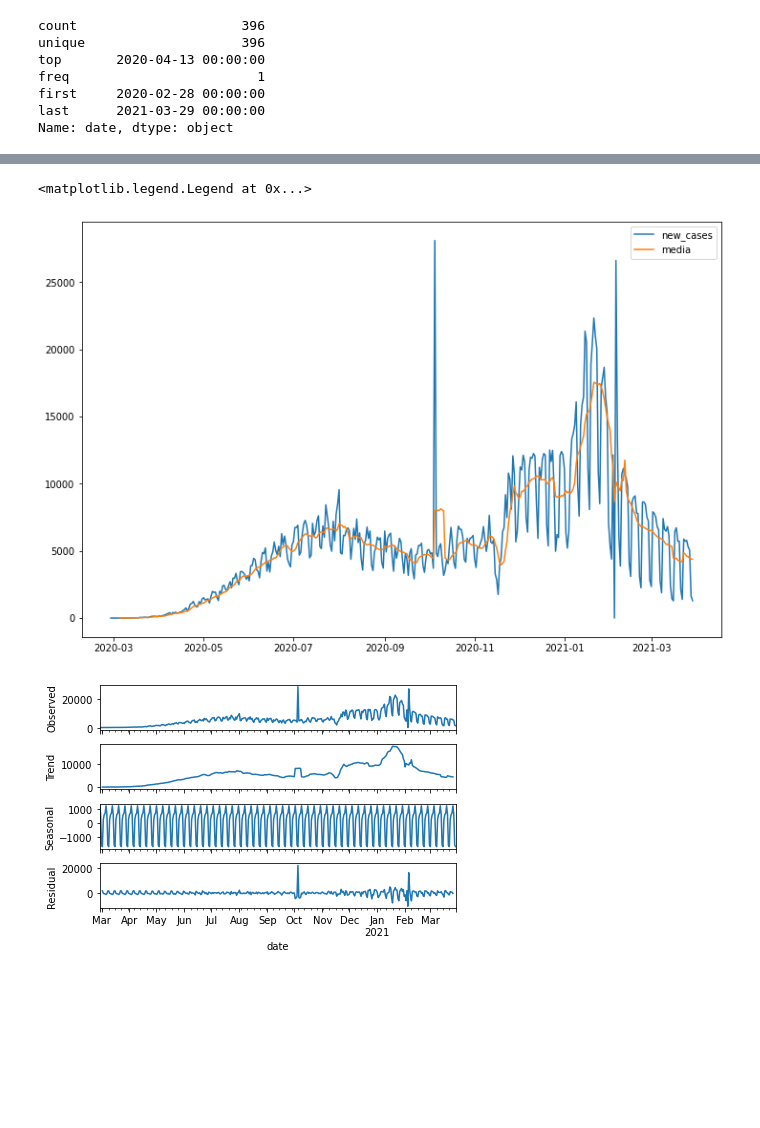
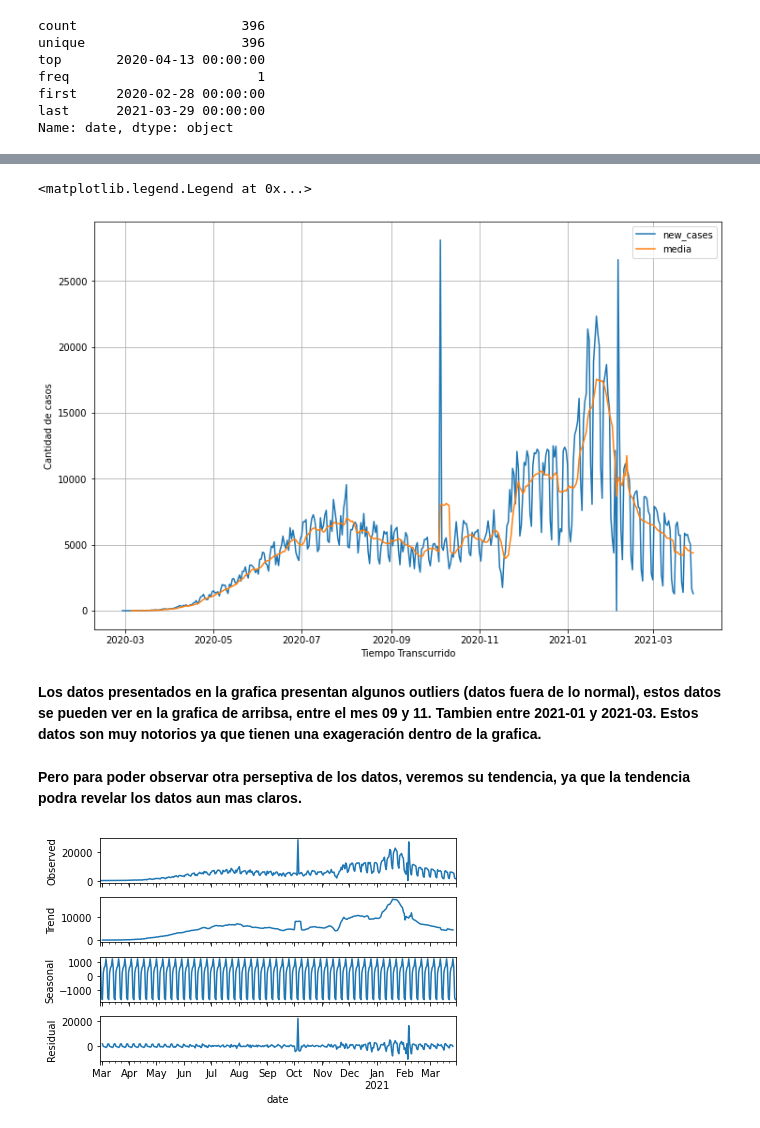
Before and after one commit to artthuro6/Deep_Learning-Covid19, a Jupyter notebook: LSTM_COVID_19.ipynb, the cells around one changed output, grey strips where cells are left out. Saved outputs shown, nothing was run; the diff lists cells and outputs as text; code cells hidden in the pictures; blank space fills up the shorter version.

```diff
--- a/LSTM_COVID_19.ipynb
+++ b/LSTM_COVID_19.ipynb
@@ -31,5 +57,4 @@ from keras import metrics
 # %%
-# Carga del Dataset
-
-df = pd.read_csv('/content/drive/MyDrive/IA_Projects/LSTM-Covid-19/owid-covid-data.csv')
+# Carga del Dataset My path
+df = pd.read_csv('/content/drive/MyDrive/GitHub/LSTM-Covid-19/owid-covid-data.csv')
 # %%
@@ -157,11 +232,18 @@ media_df = ventana_tiempo.mean()
 # %%
 plt.figure(figsize=(12,8))
 plt.plot(df_mx_2, label='new_cases')
 plt.plot(media_df, label='media')
+plt.ylabel('Cantidad de casos')
+plt.xlabel('Tiempo Transcurrido')
+plt.grid()
 plt.legend()
 # %% [output]
 <matplotlib.legend.Legend at 0x...>
-[figure, old version]
+[figure, new version]
+# %% [markdown]
+**Los datos presentados en la grafica presentan algunos outliers (datos fuera de lo normal), estos datos se pueden ver en la grafica de arribsa, entre el mes 09 y 11. Tambien entre 2021-01 y 2021-03. Estos datos son muy notorios ya que tienen una exageración dentro de la grafica.**
+# %% [markdown]
+**Pero para poder observar otra perseptiva de los datos, veremos su tendencia, ya que la tendencia podra revelar los datos aun mas claros.**
 # %%
 seasonal_value = seasonal_decompose(df_mx_2, freq=7)
 # %%
```
Also changed, not shown: parts of 102 cells of this notebook.
